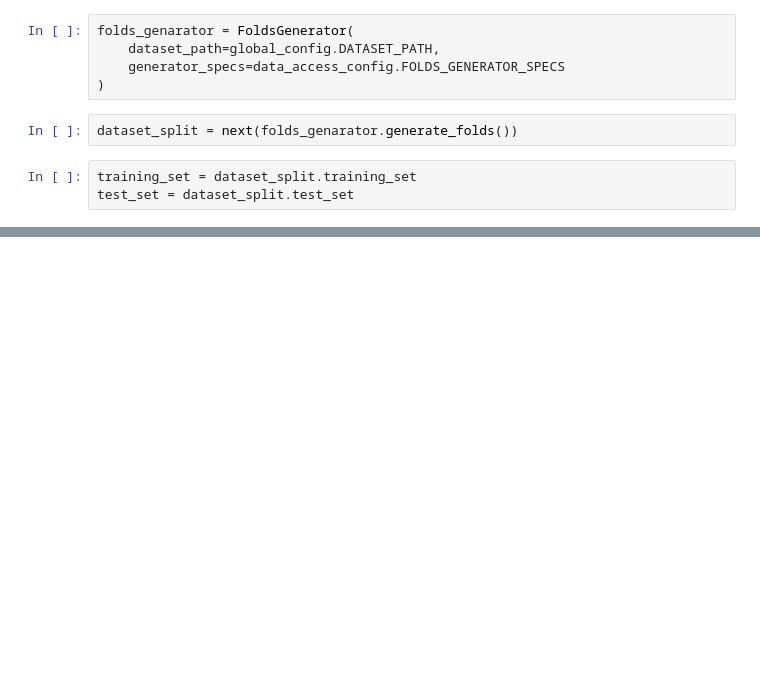
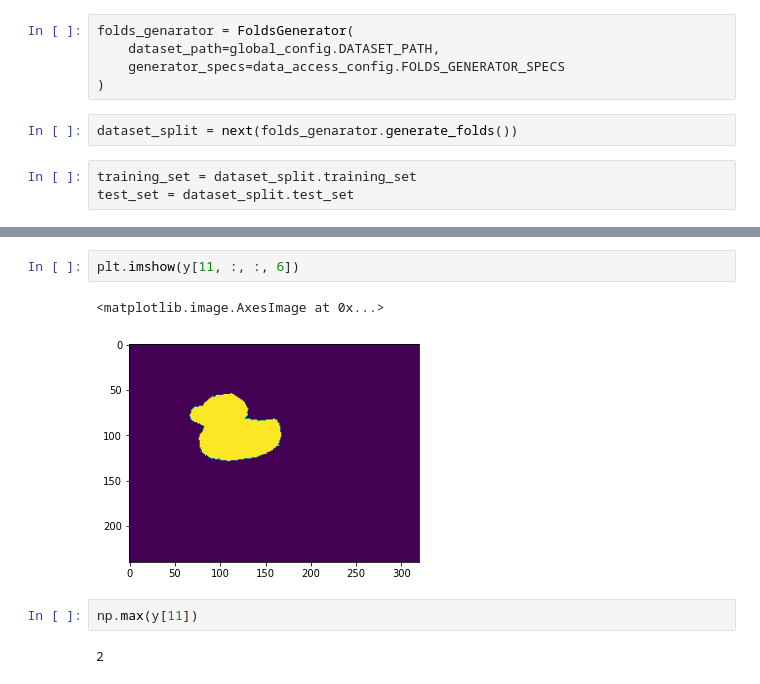
Before and after one commit to PawelPeczek/YetAnotherSegmentationExperiment, a Jupyter notebook: notebooks/KerasGeneratorUsage.ipynb, the cells around one changed output, grey strips where cells are left out. Cells and saved outputs as stored; diff of their text form; blank space fills up the shorter version.

```diff
--- a/notebooks/KerasGeneratorUsage.ipynb
+++ b/notebooks/KerasGeneratorUsage.ipynb
@@ -24,0 +88,9 @@ training_generator = DataGenerator(
+# %%
+plt.imshow(y[11, :, :, 6])
+# %% [output]
+<matplotlib.image.AxesImage at 0x...>
+[figure, added]
+# %%
+np.max(y[11])
+# %% [output]
+2
```
Also changed, not shown: parts of 12 cells of this notebook, 12 other files.
